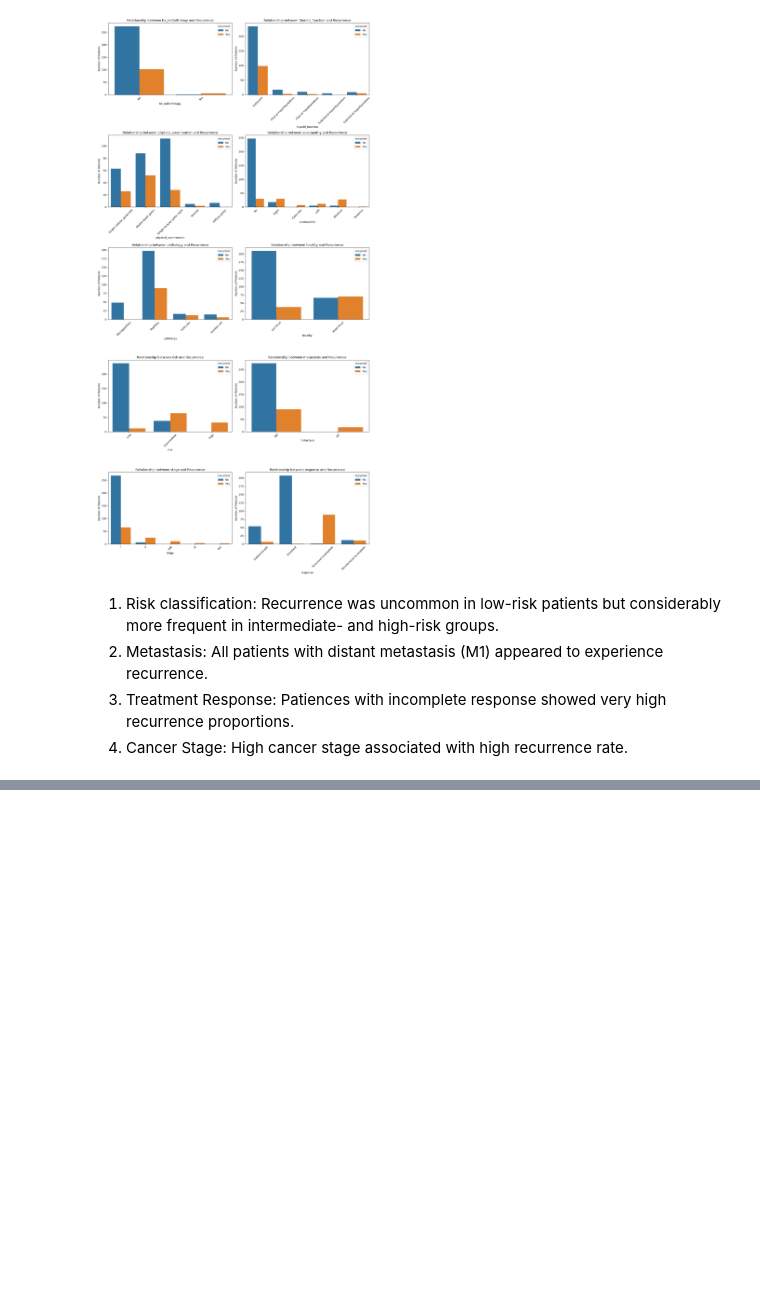
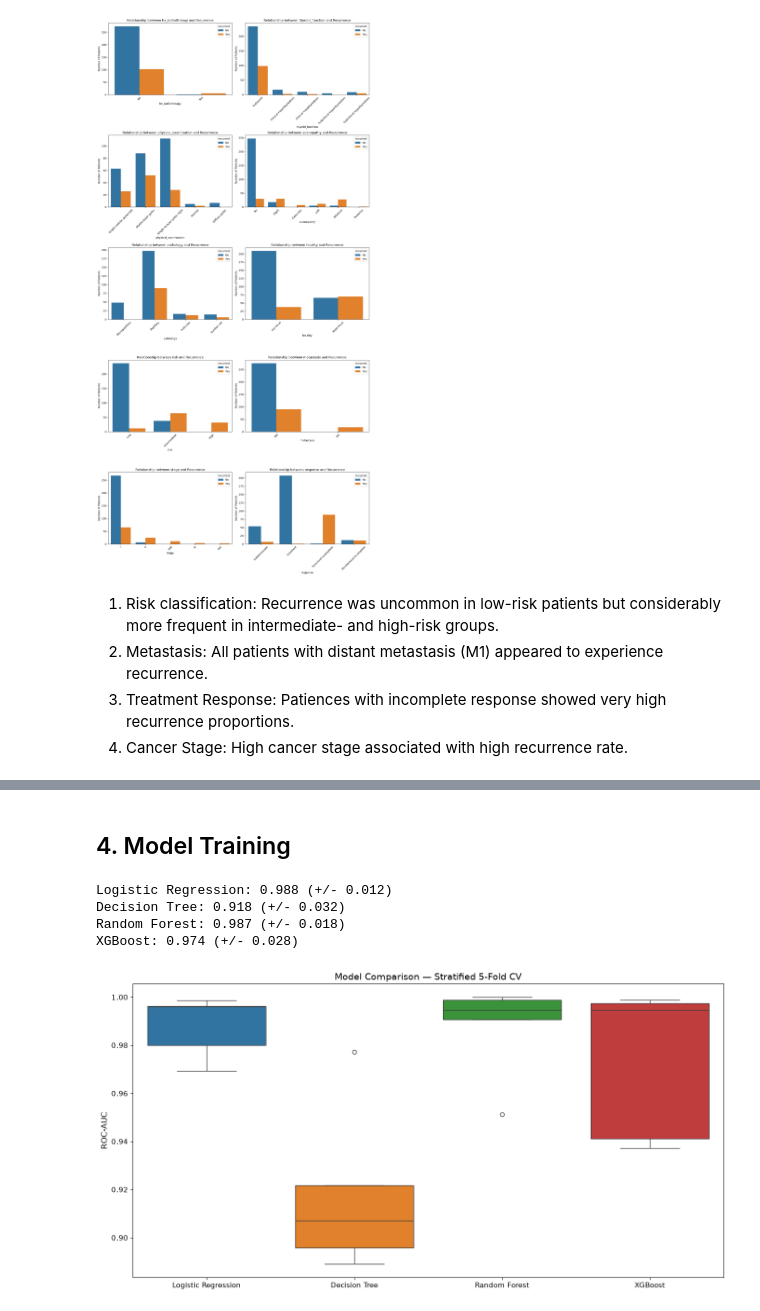
Before and after one commit to TravisArnt/thyroid-recurrence-prediction, a Jupyter notebook: notebooks/01_eda.ipynb, the cells around one changed output, grey strips where cells are left out. Saved outputs shown, nothing was run; the diff lists cells and outputs as text; code cells hidden in the pictures; blank space fills up the shorter version.

Commit message:
add: feature engineering and build data preprocessing pipeline

```diff
--- a/notebooks/01_eda.ipynb
+++ b/notebooks/01_eda.ipynb
@@ -351,0 +364,6 @@ plt.show()
+# %%
+X_train,X_test,y_train,y_test = train_test_split(X,y,test_size=0.2,random_state=42,stratify=y)
+# %%
+le = LabelEncoder()
+y_train = le.fit_transform(y_train)
+y_test = le.transform(y_test)
@@ -351,0 +401,44 @@ plt.show()
+# %% [markdown]
+## 4. Model Training
+# %%
+# Build a preprocessing pipline
+def make_pipeline(model):
+    return Pipeline([
+        ('preprocessor',preprocessor),
+        ('model',model)
+    ])
+# %%
+# Pick stratifiedKFold to handle data imbalance
+cv = StratifiedKFold(n_splits=5,shuffle=True,random_state=42)
+scoring = 'roc_auc'
+# %%
+# Spot-check model families with plain CV
+models = {
+    "Logistic Regression": LogisticRegression(max_iter=1000, random_state=42),
+    "Decision Tree": DecisionTreeClassifier(random_state=42),
+    "Random Forest": RandomForestClassifier(random_state=42),
+    "XGBoost": XGBClassifier(random_state=42, eval_metric='logloss')
+}
+results = []
+for name,model in models.items():
+    pipe = make_pipeline(model)
+    scores = cross_val_score(pipe,X_train,y_train,cv=cv,scoring=scoring)
+    results.append(scores)
+    print(f"{name}: {scores.mean():.3f} (+/- {scores.std():.3f})")
+
+fig, ax = plt.subplots(figsize=(16, 8))
+
+results_df = pd.DataFrame(dict(zip(models.keys(), results)))
+sns.boxplot(data=results_df, ax=ax)
+
+ax.set_ylabel("ROC-AUC", fontsize=12)
+ax.set_title("Model Comparison — Stratified 5-Fold CV", fontsize=14)
+ax.tick_params(axis='both', labelsize=11)
+
+plt.show()
+# %% [output]
+Logistic Regression: 0.988 (+/- 0.012)
+Decision Tree: 0.918 (+/- 0.032)
+Random Forest: 0.987 (+/- 0.018)
+XGBoost: 0.974 (+/- 0.028)
+[figure, added]
```
Also changed, not shown: parts of 9 cells of this notebook, 1 other file.
